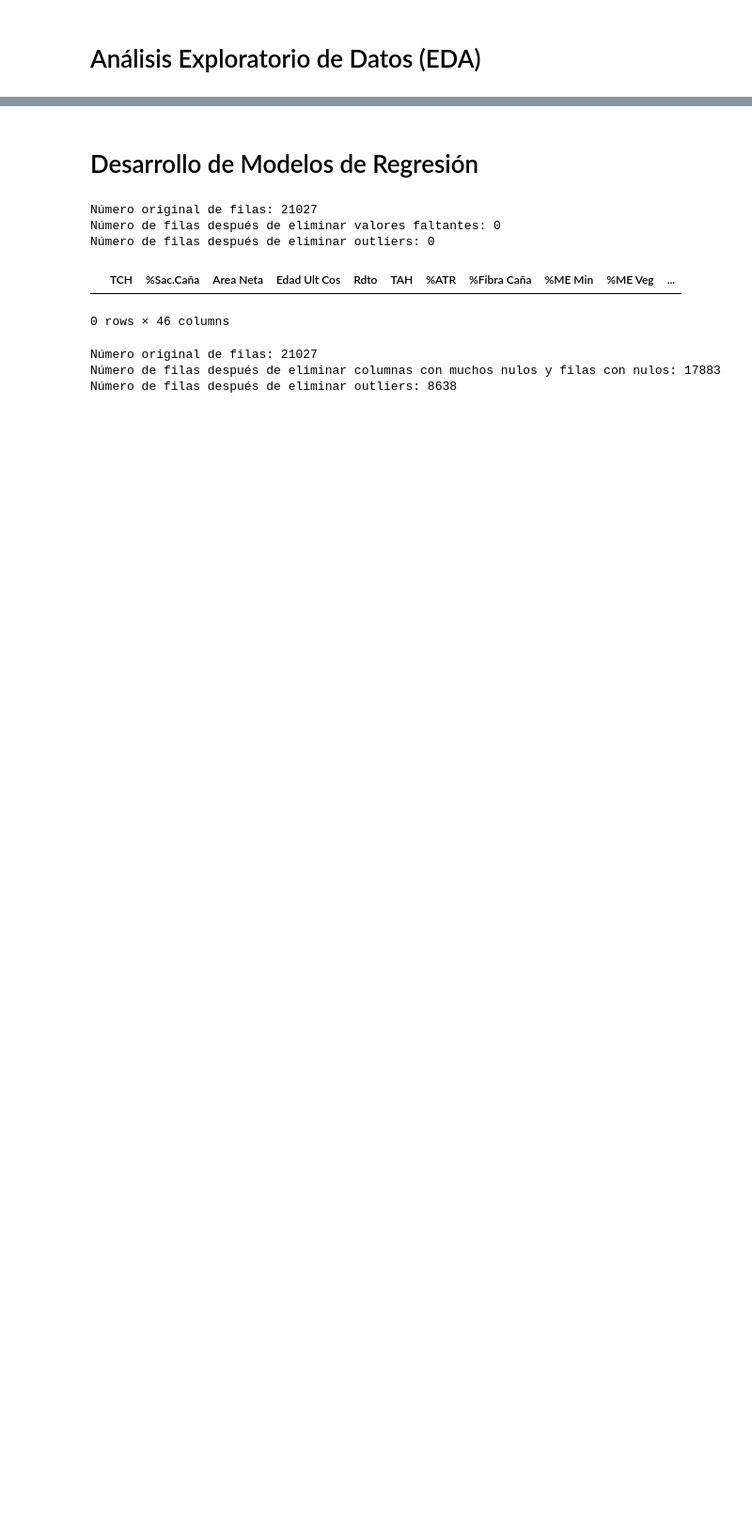
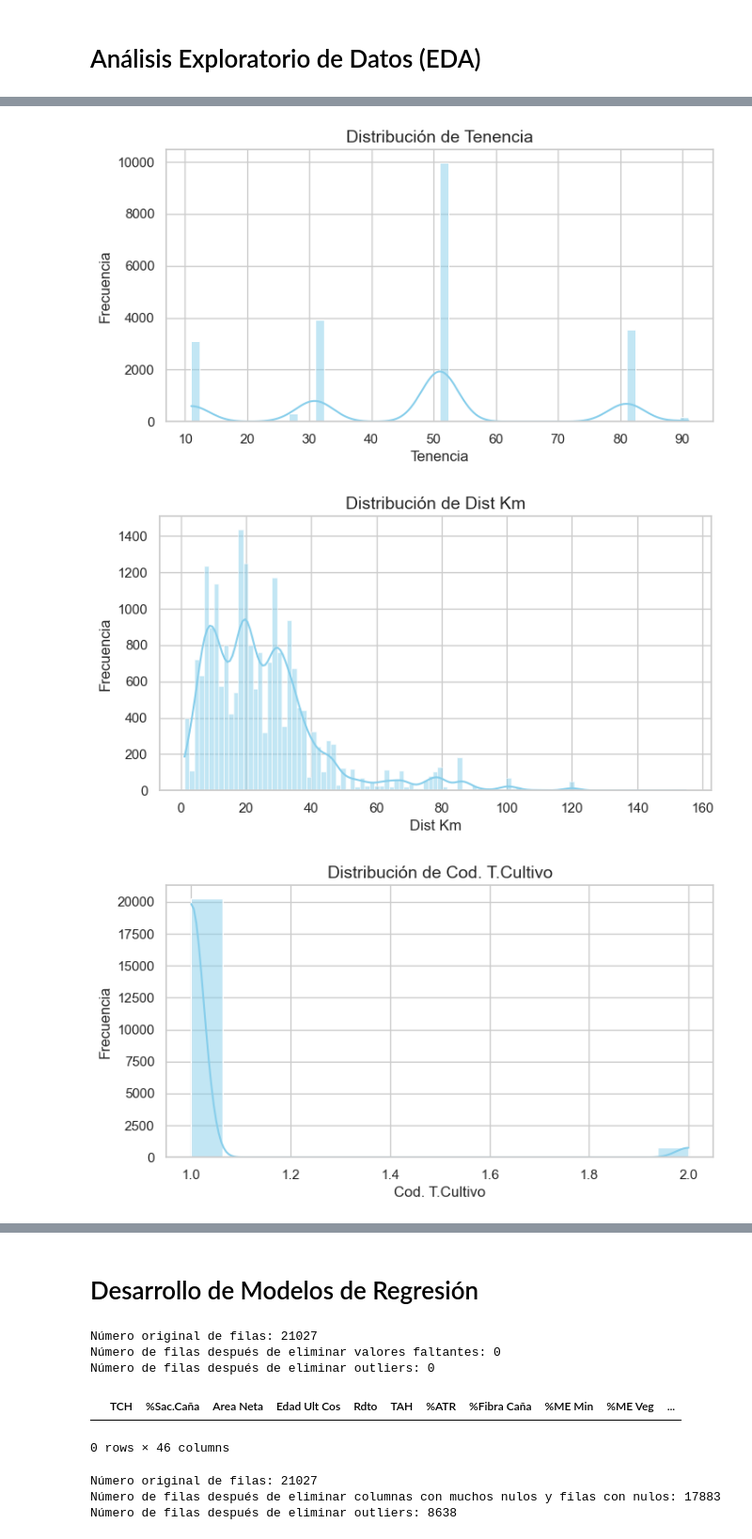
Before and after one commit to CarolBonilla/Predicci-n-Industria-Az-carera, a Jupyter notebook: TallerFinal.ipynb, the cells around one changed output, grey strips where cells are left out. Shown at 94% size. Saved outputs shown, nothing was run; the diff lists cells and outputs as text; code cells hidden in the pictures; blank space fills up the shorter version.

```diff
--- a/TallerFinal.ipynb
+++ b/TallerFinal.ipynb
@@ -72,0 +181,13 @@ np.int64(0)
+# %%
+columns_nulos = df_historico_filtrado.columns[df_historico_filtrado.isnull().any()]
+for col in columns_nulos:
+    plt.figure(figsize=(8, 4))
+    sns.histplot(df_historico_filtrado[col].dropna(), kde=True, color='skyblue')
+    plt.title(f'Distribución de {col}', fontsize=14)
+    plt.xlabel(col, fontsize=12)
+    plt.ylabel('Frecuencia', fontsize=12)
+    plt.show()
+# %% [output]
+[figure, added]
+[figure, added]
+[figure, added]
```
Also changed, not shown: parts of 16 cells of this notebook.
